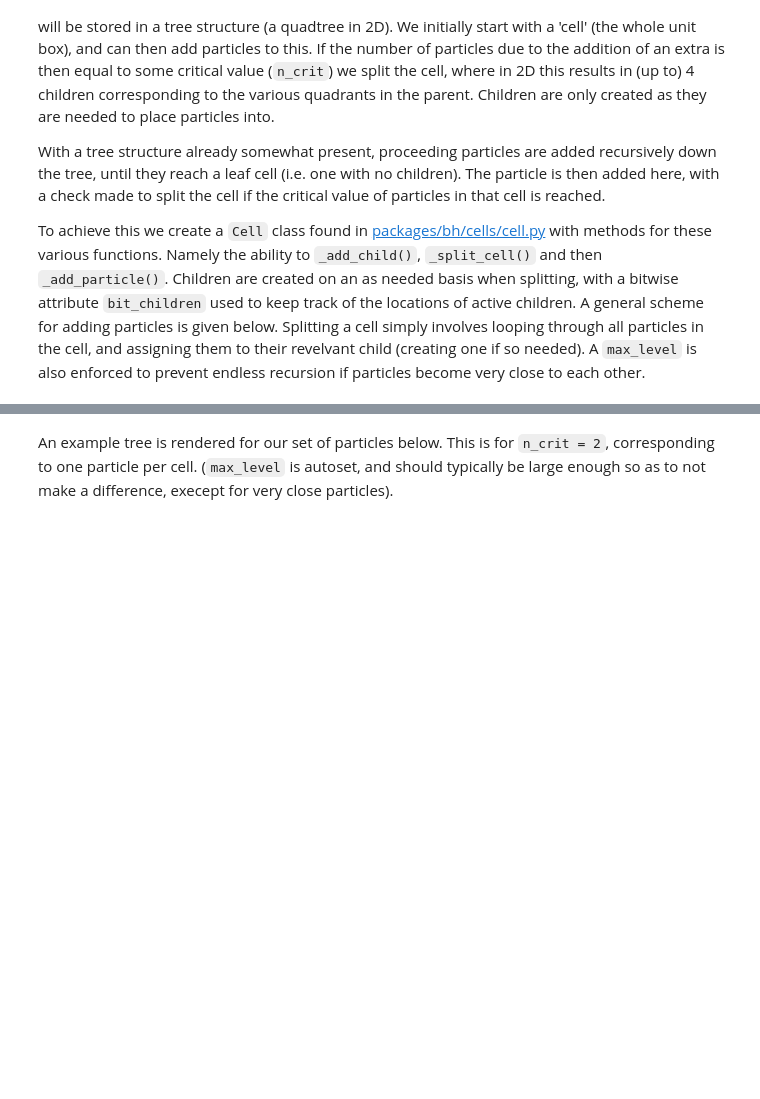
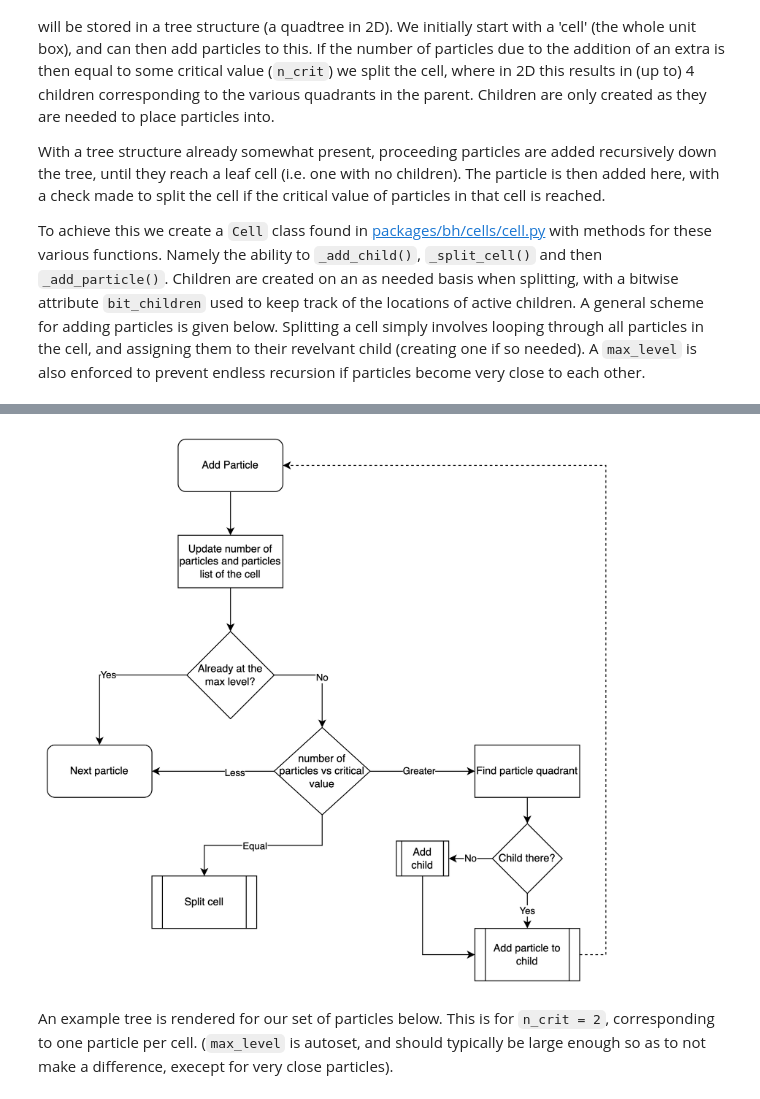
Before and after one commit to Part-II-Computational-Physics/hierarchical-methods-lb880, a Jupyter notebook: Report.ipynb, the cells around one changed output, grey strips where cells are left out. Saved outputs shown, nothing was run; the diff lists cells and outputs as text; code cells hidden in the pictures; blank space fills up the shorter version.

```diff
--- a/Report.ipynb
+++ b/Report.ipynb
@@ -143,3 +139,7 @@ SVG('Figures/bh_add_particle.svg')
+# %%
+Image('Figures/bh_add_particle.png', width=700)
+# %% [output]
+[figure, added]
 # %% [markdown]
 An example tree is rendered for our set of particles below. This is for `n_crit = 2`, corresponding to one particle per cell. (`max_level` is autoset, and should typically be large enough so as to not make a difference, execept for very close particles).
 # %%
```
Also changed, not shown: parts of 4 cells of this notebook, 2 other files.
